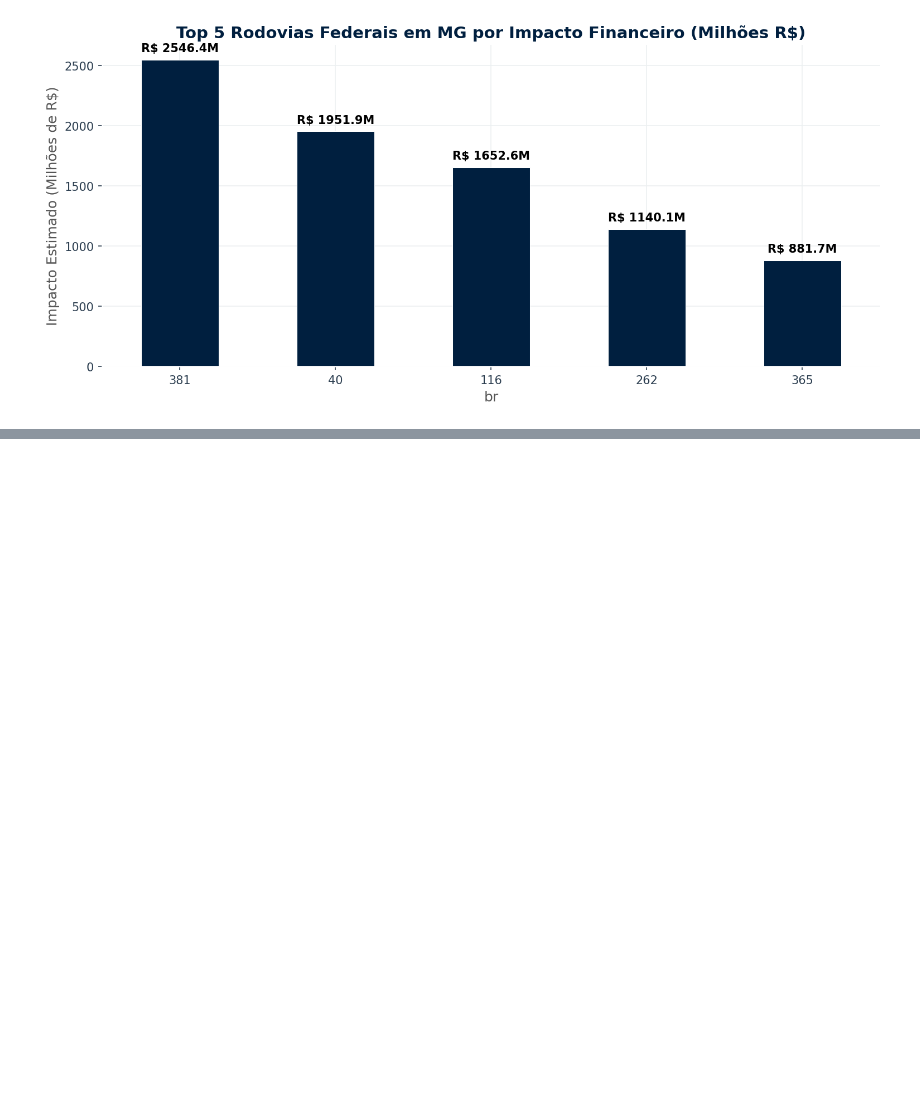
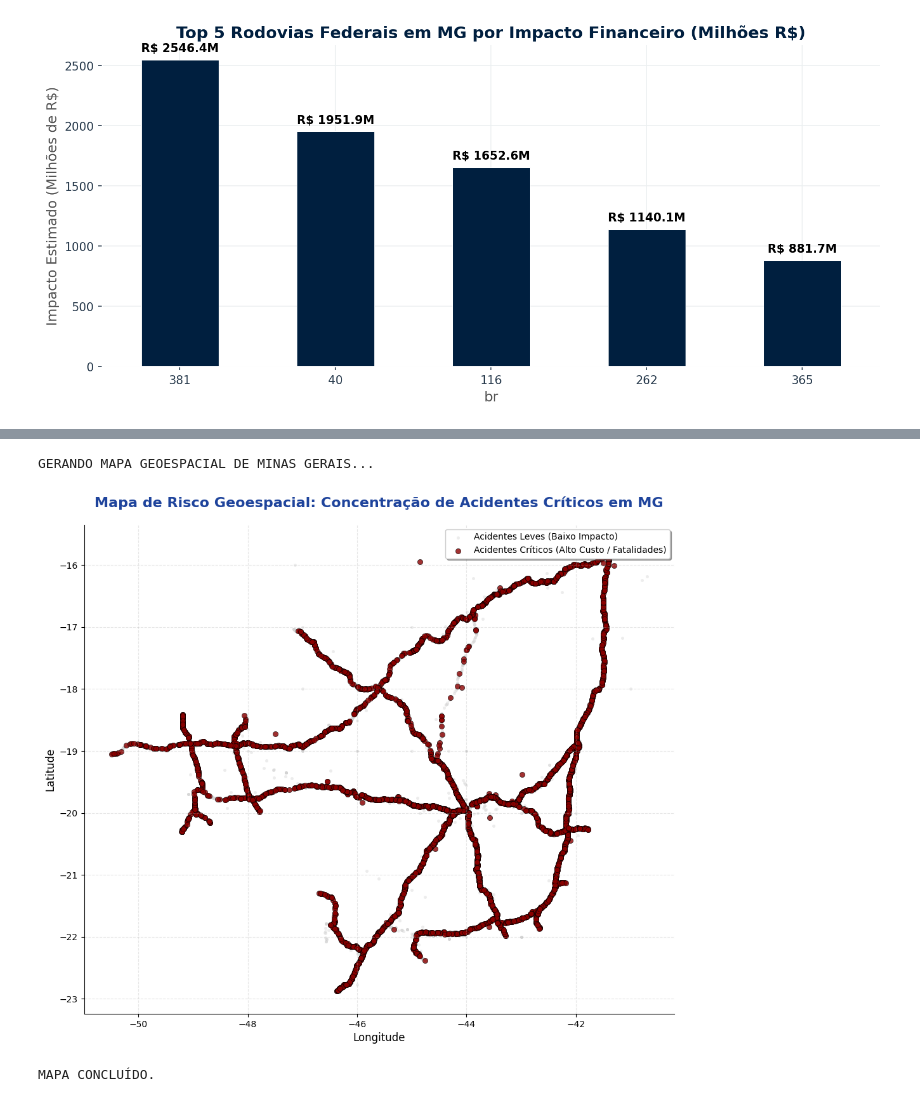
Before and after one commit to EduardoAraujoo/RoadRisk-Public-Spending-Brazil, a Jupyter notebook: notebooks/1. EDA.ipynb, the cells around one changed output, grey strips where cells are left out. Saved outputs shown, nothing was run; the diff lists cells and outputs as text; code cells hidden in the pictures; blank space fills up the shorter version.

```diff
--- a/notebooks/1. EDA.ipynb
+++ b/notebooks/1. EDA.ipynb
@@ -649,0 +851,48 @@ plt.show()
+# %%
+# ============================================================
+# 2.6 ANÁLISE GEOESPACIAL (MAPA DE RISCO E CUSTO)
+# ============================================================
+import matplotlib.pyplot as plt
+import seaborn as sns
+
+print("GERANDO MAPA GEOESPACIAL DE MINAS GERAIS...\n")
+
+# 1. Filtragem de Segurança (Garantir que as coordenadas estão dentro do Bounding Box de MG)
+lat_min, lat_max = -22.9, -14.2
+lon_min, lon_max = -51.1, -39.8
+
+df_map = df_occ[
+    (df_occ['latitude'] >= lat_min) & (df_occ['latitude'] <= lat_max) &
+    (df_occ['longitude'] >= lon_min) & (df_occ['longitude'] <= lon_max)
+].copy()
+
+# 2. Plotagem Estática do Mapa de Risco
+plt.figure(figsize=(12, 10))
+
+# Camada 1: Plotando os acidentes "comuns" e de baixo custo (fundo em cinza)
+sns.scatterplot(data=df_map[df_map['eoc_estimado'] < 500000],
+                x='longitude', y='latitude',
+                color='lightgrey', s=10, alpha=0.4, edgecolor=None,
+                label='Acidentes Leves (Baixo Impacto)')
+
+# Camada 2: Plotando os acidentes "catastróficos" (sobrepostos em vermelho escuro)
+sns.scatterplot(data=df_map[df_map['eoc_estimado'] >= 500000],
+                x='longitude', y='latitude',
+                color='#8B0000', s=35, alpha=0.8, edgecolor='black', linewidth=0.5,
+                label='Acidentes Críticos (Alto Custo / Fatalidades)')
+
+plt.title("Mapa de Risco Geoespacial: Concentração de Acidentes Críticos em MG",
+          fontsize=16, fontweight='bold', pad=20, color='#1F449C')
+plt.xlabel("Longitude", fontsize=12)
+plt.ylabel("Latitude", fontsize=12)
+plt.legend(loc='upper right', frameon=True, shadow=True)
+plt.grid(True, linestyle='--', alpha=0.3)
+
+sns.despine()
+plt.show()
+
+print("MAPA CONCLUÍDO.")
+# %% [output]
+GERANDO MAPA GEOESPACIAL DE MINAS GERAIS...
+[figure, added]
+MAPA CONCLUÍDO.
```
Also changed, not shown: parts of 8 cells of this notebook.
